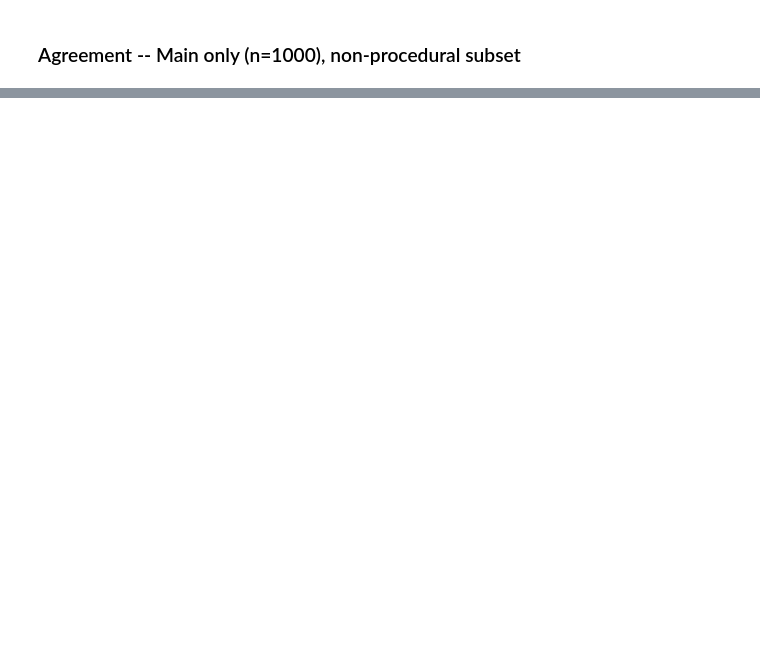
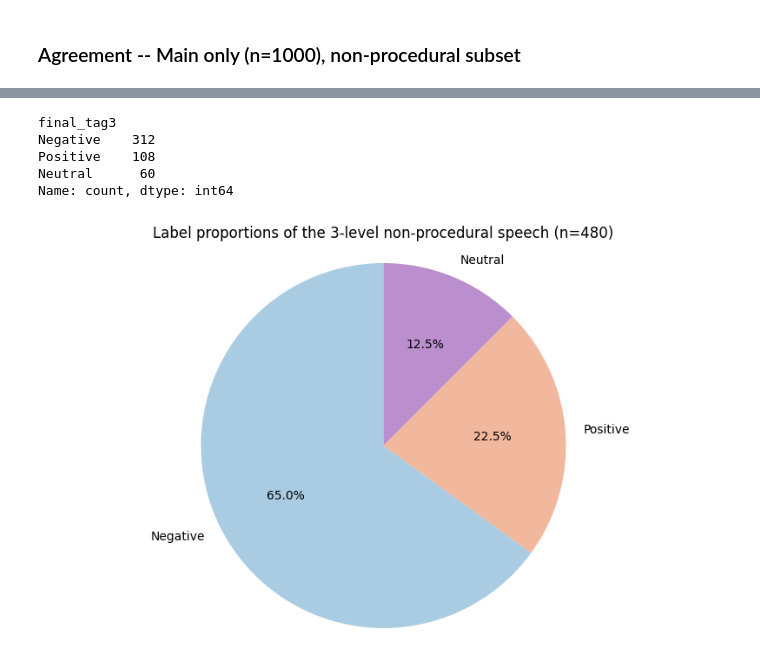
Before and after one commit to katjameden/ParlaMint_Sentiment, a Jupyter notebook: Utterances/Notebooks/Full_dataset_agreement.ipynb, the cells around one changed output, grey strips where cells are left out. Drawn from its saved outputs; the diff is of its cells as text; code cells hidden in the pictures; blank space fills up the shorter version.

```diff
--- a/Utterances/Notebooks/Full_dataset_agreement.ipynb
+++ b/Utterances/Notebooks/Full_dataset_agreement.ipynb
@@ -312,0 +479,6 @@ KA 3-class score:  0.7446369430991728
+# %%
+#Add new column "final_tag3" with "aggregated" lables (Positive, Negative, Neutral)
+df.loc[(df['final_tag'] == 'Negative') | (df['final_tag'] == 'M_Negative'), 'final_tag3'] = 'Negative'
+df.loc[(df['final_tag'] == 'Positive') | (df['final_tag'] == 'M_Positive'), 'final_tag3'] = 'Positive'
+df.loc[(df['final_tag'] == 'N_Neutral') | (df['final_tag'] == 'P_Neutral'), 'final_tag3'] = 'Neutral'
+df.head()
@@ -312,0 +501,9 @@ KA 3-class score:  0.7446369430991728
+# %%
+custom_palette = ['#E5C8EB', '#D970AE', '#EFA27D']
+sns.set_palette(custom_palette)
+plt.figure(figsize=(10,6))
+plt.title('Label proportions on the 3-level annotation scale (n=1000)')
+plt.pie(tags3, labels=tags3.index, colors=custom_palette, autopct='%1.1f%%', startangle=45)
+plt.axis('equal')
+plt.savefig('../Figures/Labels_3-level_pie.png', dpi=300, bbox_inches='tight')
+plt.show()
@@ -312,0 +512,23 @@ KA 3-class score:  0.7446369430991728
+# %%
+df_non = df[df['chair'] == False]
+tags3_non = df_non.value_counts('final_tag3')
+tags3_non
+# %% [output]
+final_tag3
+Negative    312
+Positive    108
+Neutral      60
+Name: count, dtype: int64
+# %%
+new = ['#A9CCE3', '#F1B89D', '#BB8FCE']
+palette4 = sns.set_palette(new)
+plt.figure(figsize=(10, 6))
+plt.title('Label proportions of the 3-level non-procedural speech (n=480)')
+
+plt.pie(tags3_non, labels=tags3_non.index, autopct='%1.1F%%', startangle=90, colors=palette4)
+plt.axis('equal')
+plt.savefig('../Figures/Labels_3-level_nonprocedural_pie.png', dpi=300, bbox_inches='tight')
+
+plt.show()
+# %% [output]
+[figure, added]
```
Also changed, not shown: parts of 19 cells of this notebook, 14 other files.
